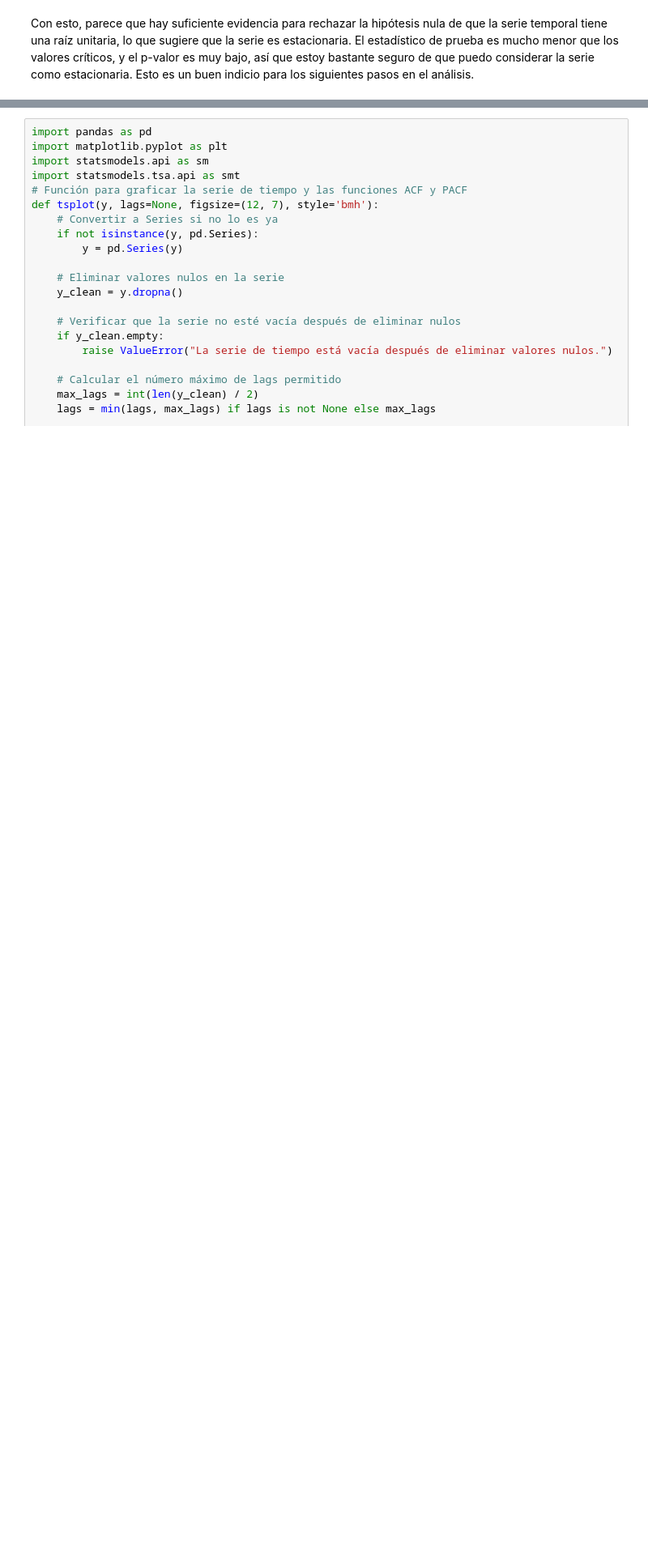
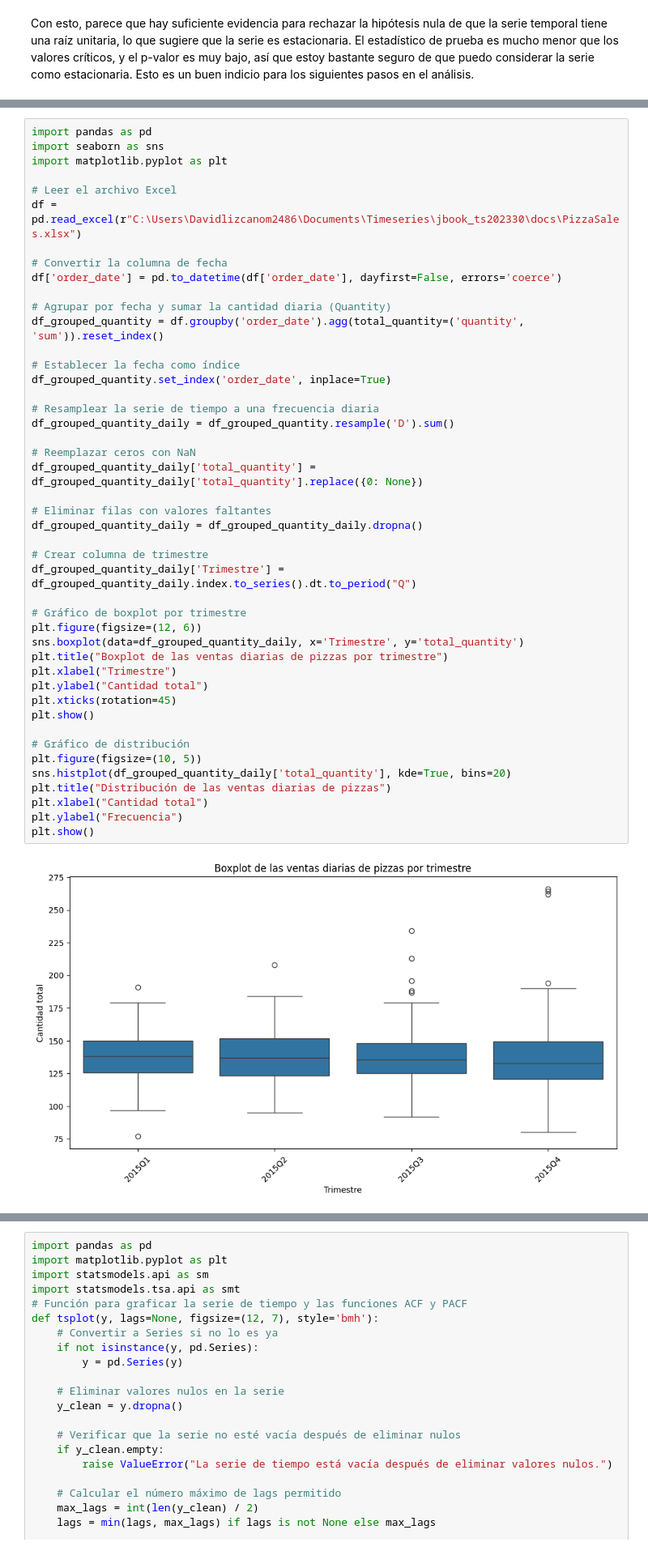
Before and after one commit to davidlizcanom16/lizcanollerenaproyectofinal, a Jupyter notebook: _sources/notebooks.ipynb, the cells around one changed output, grey strips where cells are left out. Shown at 81% size. Saved outputs shown, nothing was run; the diff lists cells and outputs as text; blank space fills up the shorter version.

Commit message:
Update documentation

```diff
--- a/_sources/notebooks.ipynb
+++ b/_sources/notebooks.ipynb
@@ -164,0 +143,47 @@ plt.show()
+# %%
+import pandas as pd
+import seaborn as sns
+import matplotlib.pyplot as plt
+
+# Leer el archivo Excel
+df = pd.read_excel(r"C:\Users\Davidlizcanom2486\Documents\Timeseries\jbook_ts202330\docs\PizzaSales.xlsx")
+
+# Convertir la columna de fecha
+df['order_date'] = pd.to_datetime(df['order_date'], dayfirst=False, errors='coerce')
+
+# Agrupar por fecha y sumar la cantidad diaria (Quantity)
+df_grouped_quantity = df.groupby('order_date').agg(total_quantity=('quantity', 'sum')).reset_index()
+
+# Establecer la fecha como índice
+df_grouped_quantity.set_index('order_date', inplace=True)
+
+# Resamplear la serie de tiempo a una frecuencia diaria
+df_grouped_quantity_daily = df_grouped_quantity.resample('D').sum()
+
+# Reemplazar ceros con NaN
+df_grouped_quantity_daily['total_quantity'] = df_grouped_quantity_daily['total_quantity'].replace({0: None})
+
+# Eliminar filas con valores faltantes
+df_grouped_quantity_daily = df_grouped_quantity_daily.dropna()
+
+# Crear columna de trimestre
+df_grouped_quantity_daily['Trimestre'] = df_grouped_quantity_daily.index.to_series().dt.to_period("Q")
+
+# Gráfico de boxplot por trimestre
+plt.figure(figsize=(12, 6))
+sns.boxplot(data=df_grouped_quantity_daily, x='Trimestre', y='total_quantity')
+plt.title("Boxplot de las ventas diarias de pizzas por trimestre")
+plt.xlabel("Trimestre")
+plt.ylabel("Cantidad total")
+plt.xticks(rotation=45)
+plt.show()
+
+# Gráfico de distribución
+plt.figure(figsize=(10, 5))
+sns.histplot(df_grouped_quantity_daily['total_quantity'], kde=True, bins=20)
+plt.title("Distribución de las ventas diarias de pizzas")
+plt.xlabel("Cantidad total")
+plt.ylabel("Frecuencia")
+plt.show()
+# %% [output]
+[figure, added]
```
Also changed, not shown: parts of 55 cells of this notebook, 31 other files.
